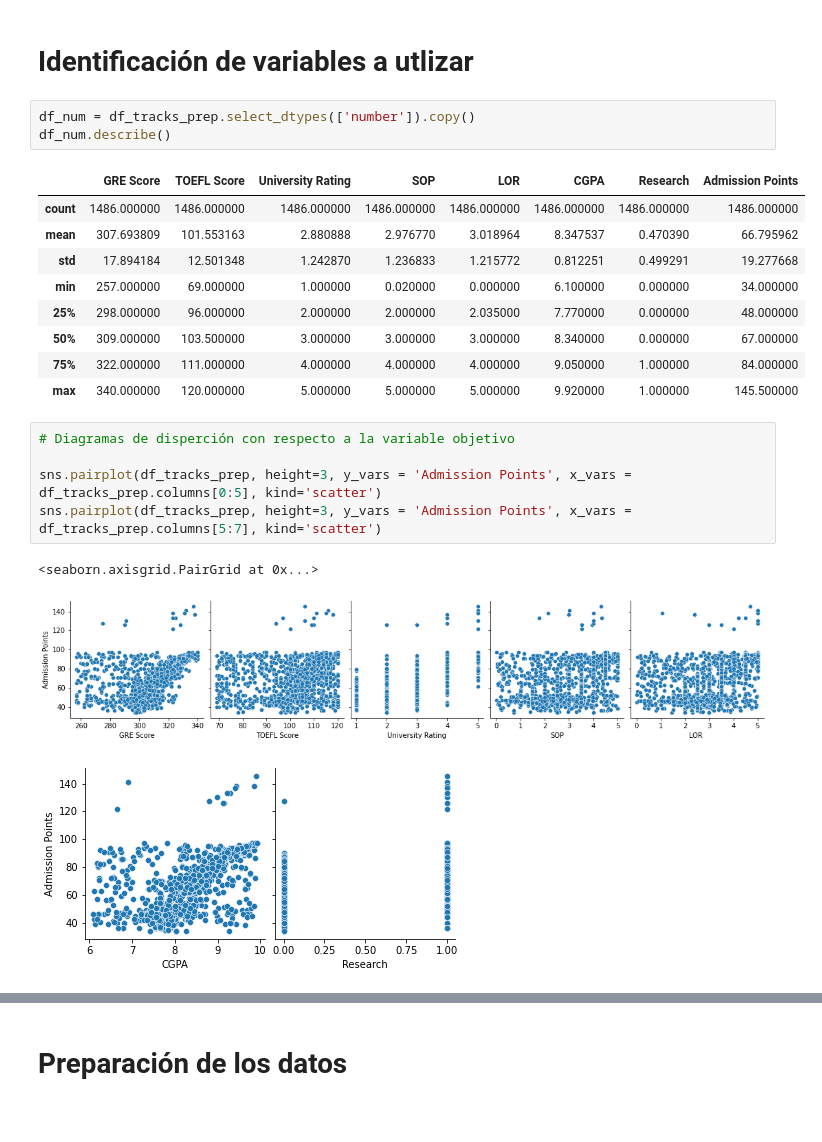
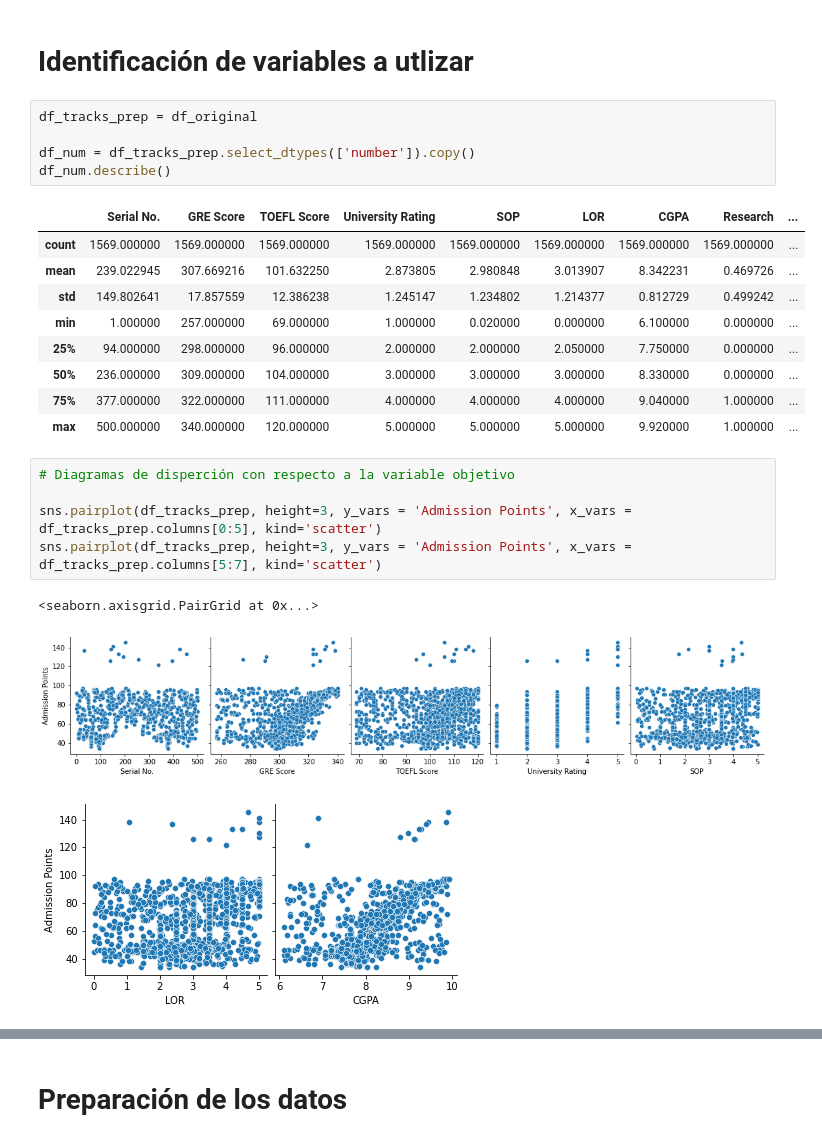
Before and after one commit to PedroVallejoSeade/Laboratorio-4---Despliegue-de-modelos-de-Machine-Learning, a Jupyter notebook: Lab_4.ipynb, the cells around one changed output, grey strips where cells are left out. Cells and saved outputs as stored; diff of their text form.

```diff
--- a/Lab_4.ipynb
+++ b/Lab_4.ipynb
@@ -76,18 +76,20 @@ dtype: int64
 # %% [markdown]
 # Identificación de variables a utlizar
 # %%
+df_tracks_prep = df_original
+
 df_num = df_tracks_prep.select_dtypes(['number']).copy()
 df_num.describe()
 # %% [output]
-|  | GRE Score | TOEFL Score | University Rating | SOP | LOR | CGPA | Research | Admission Points |
-| count | 1486.000000 | 1486.000000 | 1486.000000 | 1486.000000 | 1486.000000 | 1486.000000 | 1486.000000 | 1486.000000 |
-| mean | 307.693809 | 101.553163 | 2.880888 | 2.976770 | 3.018964 | 8.347537 | 0.470390 | 66.795962 |
-| std | 17.894184 | 12.501348 | 1.242870 | 1.236833 | 1.215772 | 0.812251 | 0.499291 | 19.277668 |
-| min | 257.000000 | 69.000000 | 1.000000 | 0.020000 | 0.000000 | 6.100000 | 0.000000 | 34.000000 |
-| 25% | 298.000000 | 96.000000 | 2.000000 | 2.000000 | 2.035000 | 7.770000 | 0.000000 | 48.000000 |
-| 50% | 309.000000 | 103.500000 | 3.000000 | 3.000000 | 3.000000 | 8.340000 | 0.000000 | 67.000000 |
-| 75% | 322.000000 | 111.000000 | 4.000000 | 4.000000 | 4.000000 | 9.050000 | 1.000000 | 84.000000 |
-| max | 340.000000 | 120.000000 | 5.000000 | 5.000000 | 5.000000 | 9.920000 | 1.000000 | 145.500000 |
+|  | Serial No. | GRE Score | TOEFL Score | University Rating | SOP | LOR | CGPA | Research | ... |
+| count | 1569.000000 | 1569.000000 | 1569.000000 | 1569.000000 | 1569.000000 | 1569.000000 | 1569.000000 | 1569.000000 | ... |
+| mean | 239.022945 | 307.669216 | 101.632250 | 2.873805 | 2.980848 | 3.013907 | 8.342231 | 0.469726 | ... |
+| std | 149.802641 | 17.857559 | 12.386238 | 1.245147 | 1.234802 | 1.214377 | 0.812729 | 0.499242 | ... |
+| min | 1.000000 | 257.000000 | 69.000000 | 1.000000 | 0.020000 | 0.000000 | 6.100000 | 0.000000 | ... |
+| 25% | 94.000000 | 298.000000 | 96.000000 | 2.000000 | 2.000000 | 2.050000 | 7.750000 | 0.000000 | ... |
+| 50% | 236.000000 | 309.000000 | 104.000000 | 3.000000 | 3.000000 | 3.000000 | 8.330000 | 0.000000 | ... |
+| 75% | 377.000000 | 322.000000 | 111.000000 | 4.000000 | 4.000000 | 4.000000 | 9.040000 | 1.000000 | ... |
+| max | 500.000000 | 340.000000 | 120.000000 | 5.000000 | 5.000000 | 5.000000 | 9.920000 | 1.000000 | ... |
 # %%
 # Diagramas de disperción con respecto a la variable objetivo
 
@@ -95,8 +97,8 @@ sns.pairplot(df_tracks_prep, height=3, y_vars = 'Admission Points', x_vars = df_
 sns.pairplot(df_tracks_prep, height=3, y_vars = 'Admission Points', x_vars = df_tracks_prep.columns[5:7], kind='scatter')
 # %% [output]
 <seaborn.axisgrid.PairGrid at 0x...>
-[figure, old version]
+[figure, new version]
-[figure, old version]
+[figure, new version]
 # %%
 # Matriz de correlaciones para ver la relación entre variables
 
```
Also changed, not shown: parts of 16 cells of this notebook, 25 other files.
